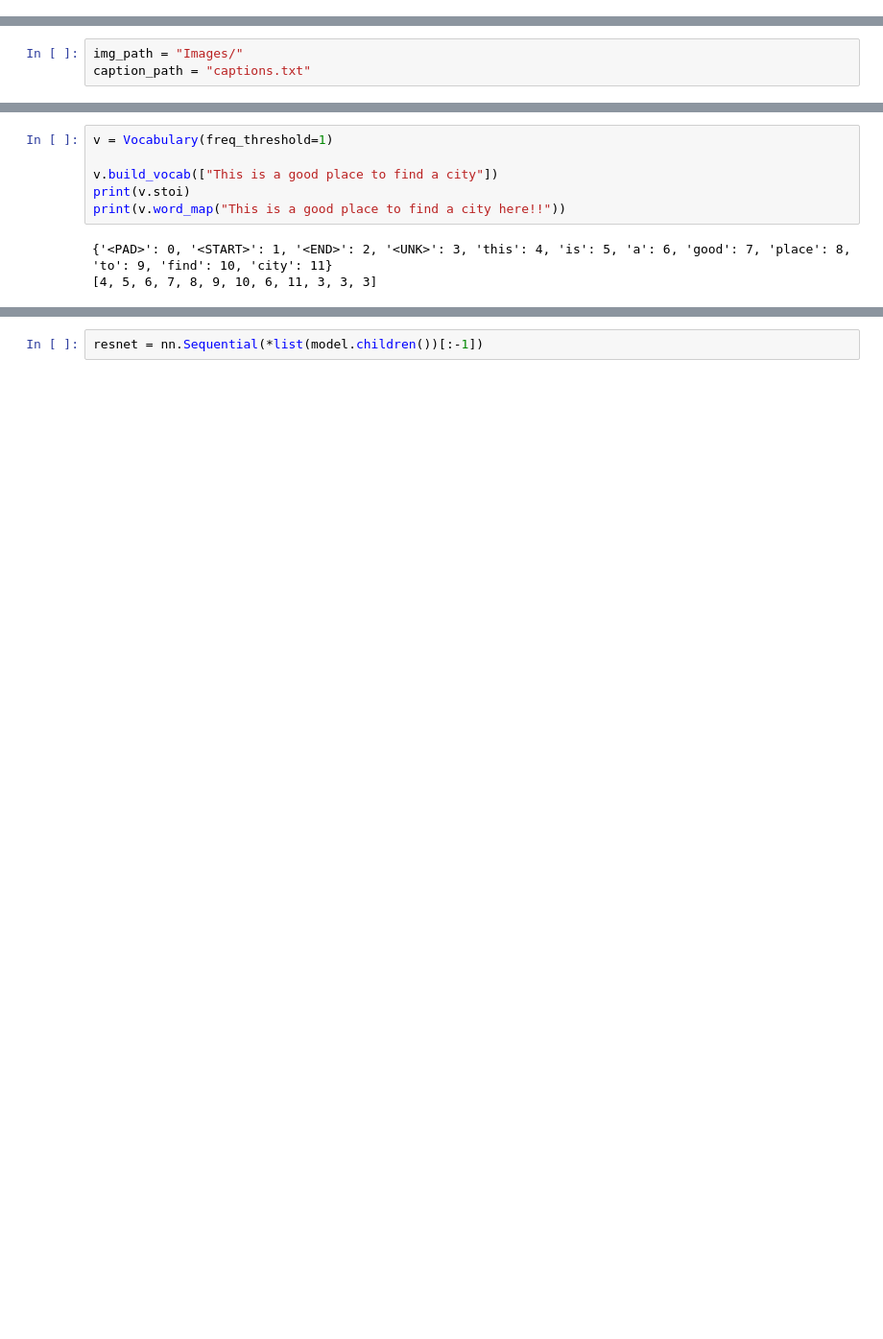
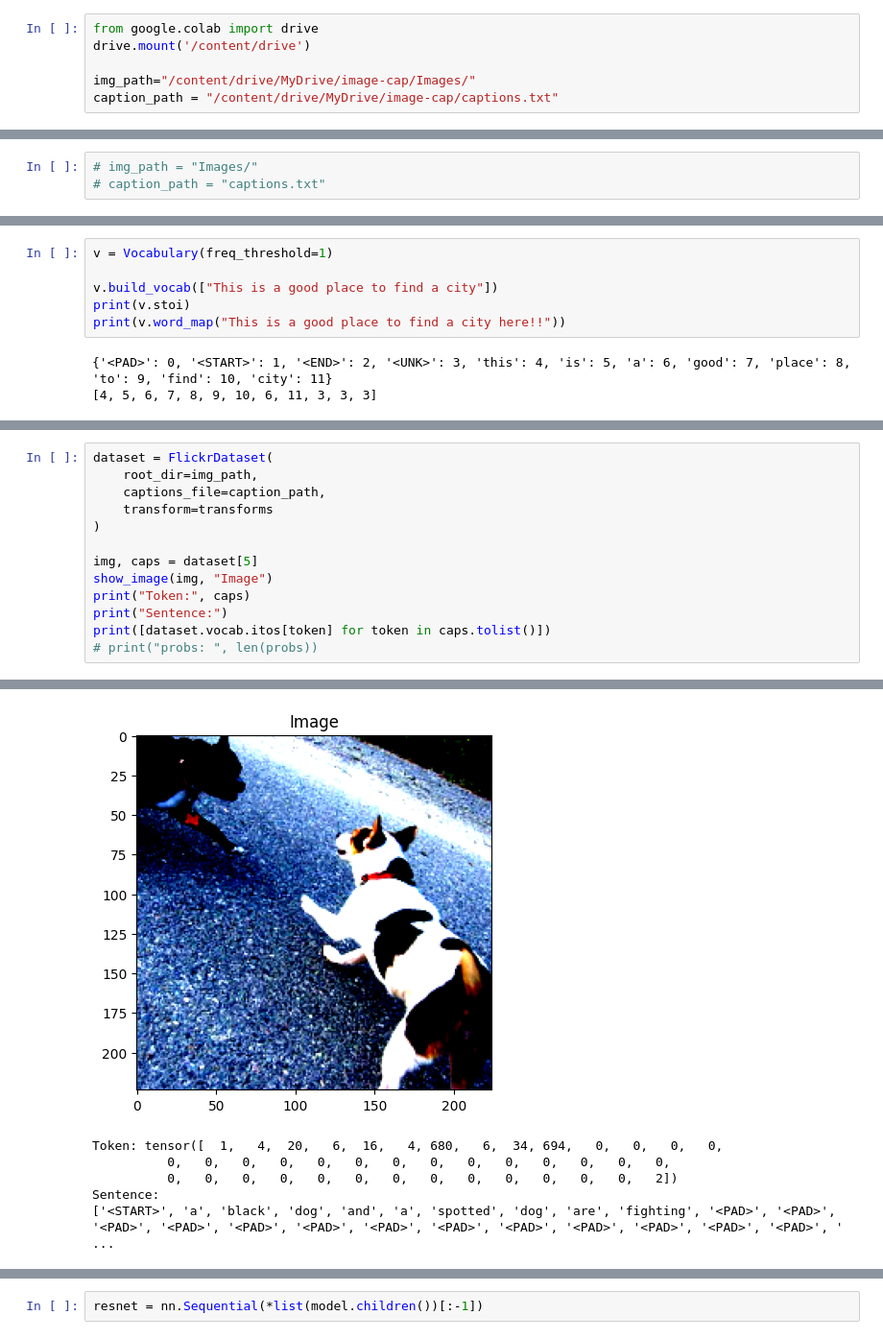
Before and after one commit to anthea97/image-cap, a Jupyter notebook: Big_Data_Project.ipynb, the cells around one changed output, grey strips where cells are left out. Shown at 96% size. Drawn from its saved outputs; the diff is of its cells as text; blank space fills up the shorter version.

```diff
--- a/Big_Data_Project.ipynb
+++ b/Big_Data_Project.ipynb
@@ -0,0 +1,6 @@
+# %%
+from google.colab import drive
+drive.mount('/content/drive')
+
+img_path="/content/drive/MyDrive/image-cap/Images/"
+caption_path = "/content/drive/MyDrive/image-cap/captions.txt"
@@ -1,6 +9,6 @@
 # %%
-img_path = "Images/"
-caption_path = "captions.txt"
+# img_path = "Images/"
+# caption_path = "captions.txt"
 # %% [markdown]
 # Exploring the Flickr8k Dataset
 # %%
@@ -146,0 +206,14 @@ print(v.word_map("This is a good place to find a city here!!"))
+# %%
+dataset = FlickrDataset(
+    root_dir=img_path,
+    captions_file=caption_path,
+    transform=transforms
+)
+
+img, caps = dataset[5]
+show_image(img, "Image")
+print("Token:", caps)
+print("Sentence:")
+print([dataset.vocab.itos[token] for token in caps.tolist()])
+# print("probs: ", len(probs))
+# %% [output]
@@ -146,0 +221,6 @@ print(v.word_map("This is a good place to find a city here!!"))
+[figure, added]
+Token: tensor([  1,   4,  20,   6,  16,   4, 680,   6,  34, 694,   0,   0,   0,   0,
+          0,   0,   0,   0,   0,   0,   0,   0,   0,   0,   0,   0,   0,   0,
+          0,   0,   0,   0,   0,   0,   0,   0,   0,   0,   0,   0,   0,   2])
+Sentence:
+['<START>', 'a', 'black', 'dog', 'and', 'a', 'spotted', 'dog', 'are', 'fighting', '<PAD>', '<PAD>', '<PAD>', '<PAD>', '<PAD>', '<PAD>', '<PAD>', '<PAD>', '<PAD>', '<PAD>', '<PAD>', '<PAD>', '<PAD>', ' ...
```
Also changed, not shown: parts of 26 cells of this notebook.
